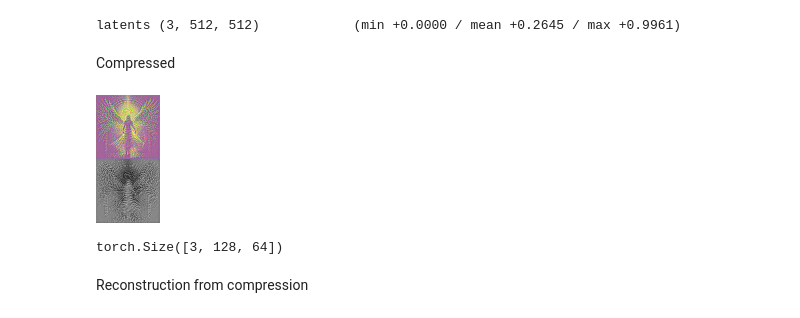
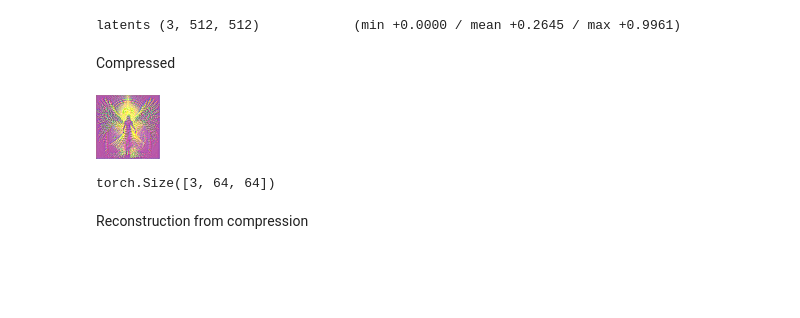
Before and after one commit to ciCciC/ImageCompressorProject, a Jupyter notebook: notebooks/vqvae_tiny.ipynb, the cells around one changed output. Cells and saved outputs as stored; diff of their text form; code cells hidden in the pictures; blank space fills up the shorter version.

Commit message:
- Tensor Size Calc - readme

```diff
--- a/notebooks/vqvae_tiny.ipynb
+++ b/notebooks/vqvae_tiny.ipynb
@@ -16,12 +17,14 @@ Before compression
 image
 # %% [output]
 [figure]
+# %%
+os_m = {'posix':'mps', 'nt':'cuda'}
 # %%
-device = "mps"
+device = os_m[os.name]
 model_id = "madebyollin/taesd"
 vae = AutoencoderTiny.from_pretrained(model_id).to(device)
 # %%
-image_raw = to_tensor(image).unsqueeze(0).to(device)
-image_enc = vae.encoder(image_raw)
-image_dec = vae.decoder(image_enc).clamp(0, 1)
+raw = to_tensor(image).unsqueeze(0).to(device)
+enc = vae.encoder(raw)
+dec = vae.decoder(enc).clamp(0, 1)
 # %%
@@ -44,15 +43,14 @@ def latent_to_visualization(latent):
 # %% [markdown]
 Compressed
-# %%
-undimensionalized = latent_to_visualization(image_enc[0])
-latents = to_pil_image(undimensionalized)
-latents
-# %% [output]
-[figure, removed]
-# %%
-undimensionalized.shape
-# %% [output]
-torch.Size([3, 128, 64])
+# %%
+c_img = Image.fromarray(enc[0, :3].mul(0.25).add(0.5).clamp(0, 1).mul(255).round().byte().permute(1, 2, 0).cpu().numpy())
+c_img
+# %% [output]
+[figure, added]
+# %%
+to_tensor(c_img).shape
+# %% [output]
+torch.Size([3, 64, 64])
 # %% [markdown]
 Reconstruction from compression
 # %%
```
Also changed, not shown: parts of 12 cells of this notebook, 1 other file.
